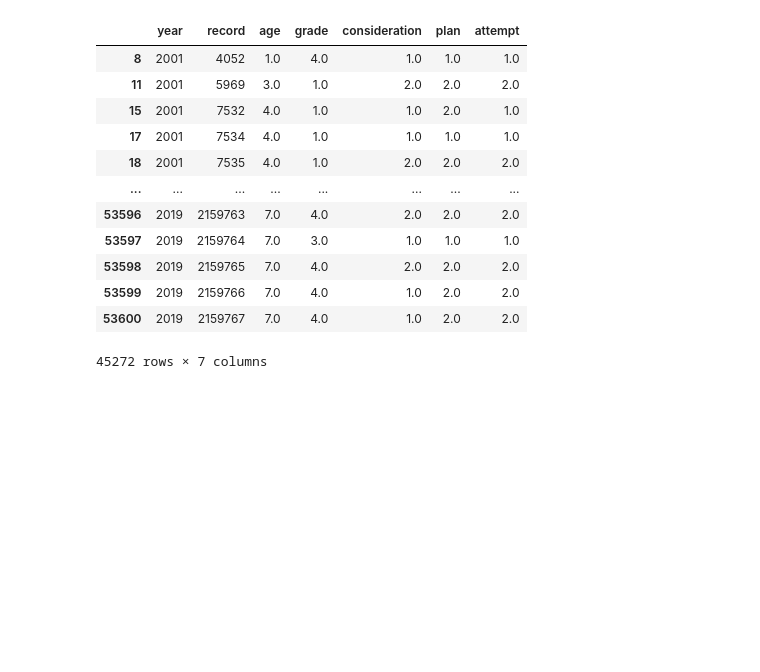
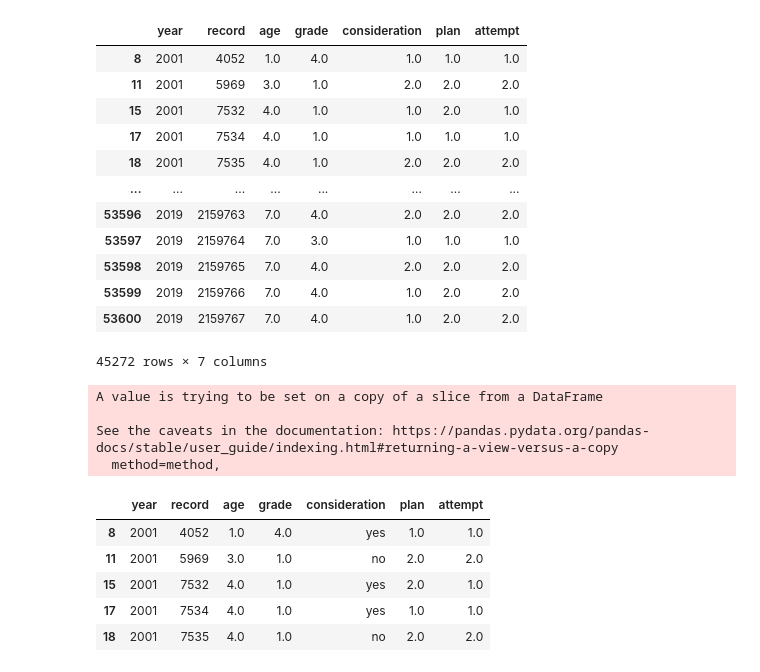
Before and after one commit to j89livingston/FSPC_Dashboard, a Jupyter notebook: Resources/Attempt Suicide High School/High School Attempt.ipynb, the cells around one changed output. Drawn from its saved outputs; the diff is of its cells as text; code cells hidden in the pictures; blank space fills up the shorter version.

Commit message:
clean high school data

```diff
--- a/Resources/Attempt Suicide High School/High School Attempt.ipynb
+++ b/Resources/Attempt Suicide High School/High School Attempt.ipynb
@@ -117,3 +117,21 @@ new_high_df
 | 53599 | 2019 | 2159766 | 7.0 | 4.0 | 1.0 | 2.0 | 2.0 |
 | 53600 | 2019 | 2159767 | 7.0 | 4.0 | 1.0 | 2.0 | 2.0 |
 45272 rows × 7 columns
+# %%
+#Turn 1 to yes and 2 to no for consideration, plan using
+new_high_df['consideration'].replace([1.0,2.0],['yes', 'no'],inplace=True)
+new_high_df.head()
+
+#data_replace = new_high_df.replace({'consideration': '1.0'},'yes')
+#new_high_df.loc['1.0','consideration'] = 'yes'
+# %% [output]
+A value is trying to be set on a copy of a slice from a DataFrame
+
+See the caveats in the documentation: https://pandas.pydata.org/pandas-docs/stable/user_guide/indexing.html#returning-a-view-versus-a-copy
+  method=method,
+|  | year | record | age | grade | consideration | plan | attempt |
+| 8 | 2001 | 4052 | 1.0 | 4.0 | yes | 1.0 | 1.0 |
+| 11 | 2001 | 5969 | 3.0 | 1.0 | no | 2.0 | 2.0 |
+| 15 | 2001 | 7532 | 4.0 | 1.0 | yes | 2.0 | 1.0 |
+| 17 | 2001 | 7534 | 4.0 | 1.0 | yes | 1.0 | 1.0 |
+| 18 | 2001 | 7535 | 4.0 | 1.0 | no | 2.0 | 2.0 |
```
Also changed, not shown: parts of 19 cells of this notebook, 2 other files.
